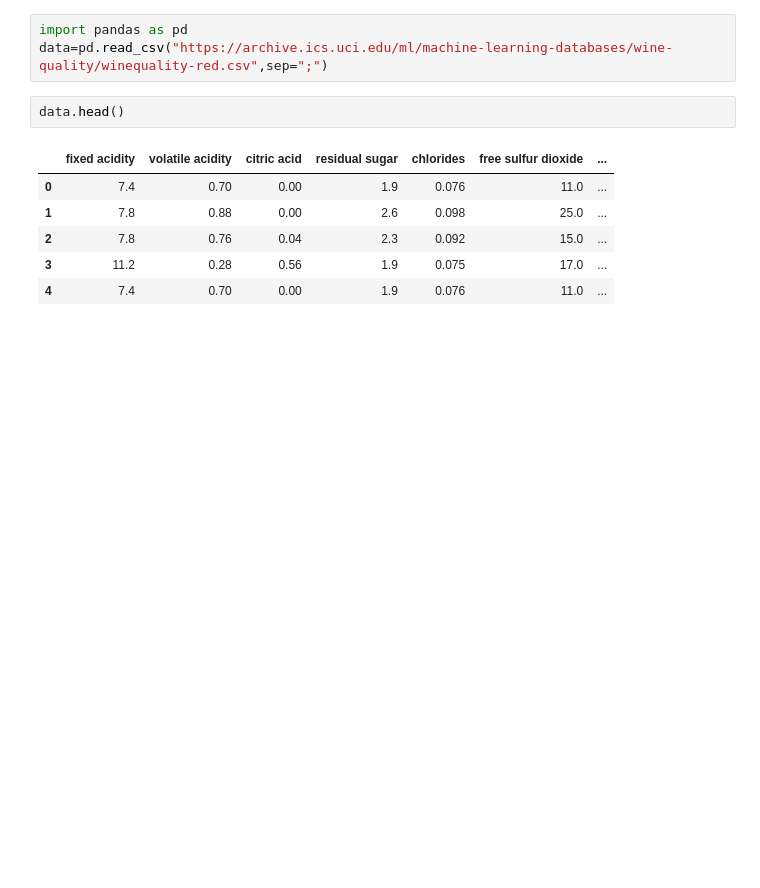
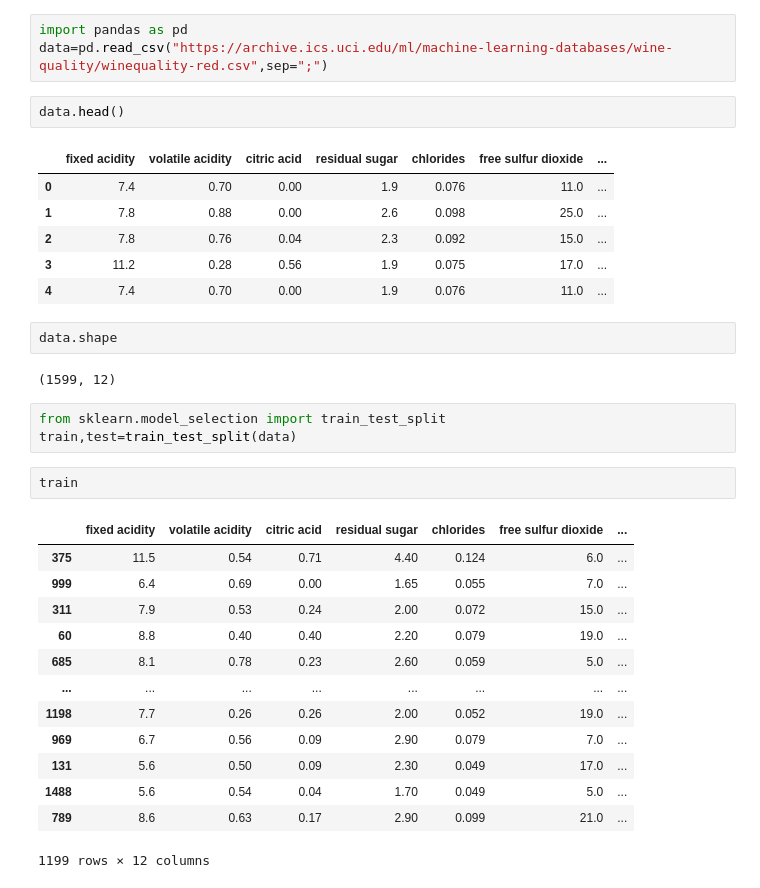
Before and after one commit to nishanth4894/24th-jun-mlflow-class, a Jupyter notebook: test.ipynb, the cells around one changed output. Cells and saved outputs as stored; diff of their text form; blank space fills up the shorter version.

```diff
--- a/test.ipynb
+++ b/test.ipynb
@@ -10,3 +10,26 @@ data.head()
 | 2 | 7.8 | 0.76 | 0.04 | 2.3 | 0.092 | 15.0 | ... |
 | 3 | 11.2 | 0.28 | 0.56 | 1.9 | 0.075 | 17.0 | ... |
 | 4 | 7.4 | 0.70 | 0.00 | 1.9 | 0.076 | 11.0 | ... |
+# %%
+data.shape
+# %% [output]
+(1599, 12)
+# %%
+from sklearn.model_selection import train_test_split
+train,test=train_test_split(data)
+# %%
+train
+# %% [output]
+|  | fixed acidity | volatile acidity | citric acid | residual sugar | chlorides | free sulfur dioxide | ... |
+| 375 | 11.5 | 0.54 | 0.71 | 4.40 | 0.124 | 6.0 | ... |
+| 999 | 6.4 | 0.69 | 0.00 | 1.65 | 0.055 | 7.0 | ... |
+| 311 | 7.9 | 0.53 | 0.24 | 2.00 | 0.072 | 15.0 | ... |
+| 60 | 8.8 | 0.40 | 0.40 | 2.20 | 0.079 | 19.0 | ... |
+| 685 | 8.1 | 0.78 | 0.23 | 2.60 | 0.059 | 5.0 | ... |
+| ... | ... | ... | ... | ... | ... | ... | ... |
+| 1198 | 7.7 | 0.26 | 0.26 | 2.00 | 0.052 | 19.0 | ... |
+| 969 | 6.7 | 0.56 | 0.09 | 2.90 | 0.079 | 7.0 | ... |
+| 131 | 5.6 | 0.50 | 0.09 | 2.30 | 0.049 | 17.0 | ... |
+| 1488 | 5.6 | 0.54 | 0.04 | 1.70 | 0.049 | 5.0 | ... |
+| 789 | 8.6 | 0.63 | 0.17 | 2.90 | 0.099 | 21.0 | ... |
+1199 rows × 12 columns
```
Also changed, not shown: parts of 8 cells of this notebook, 1 other file.
